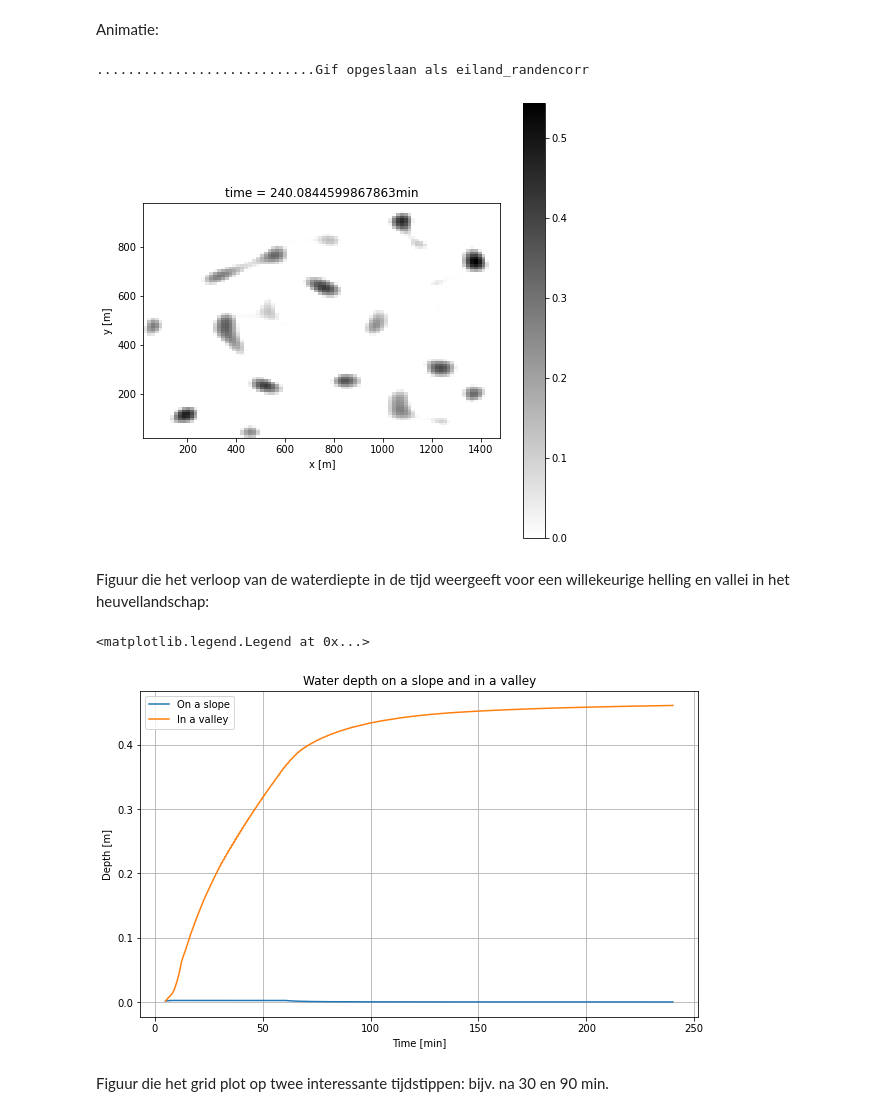
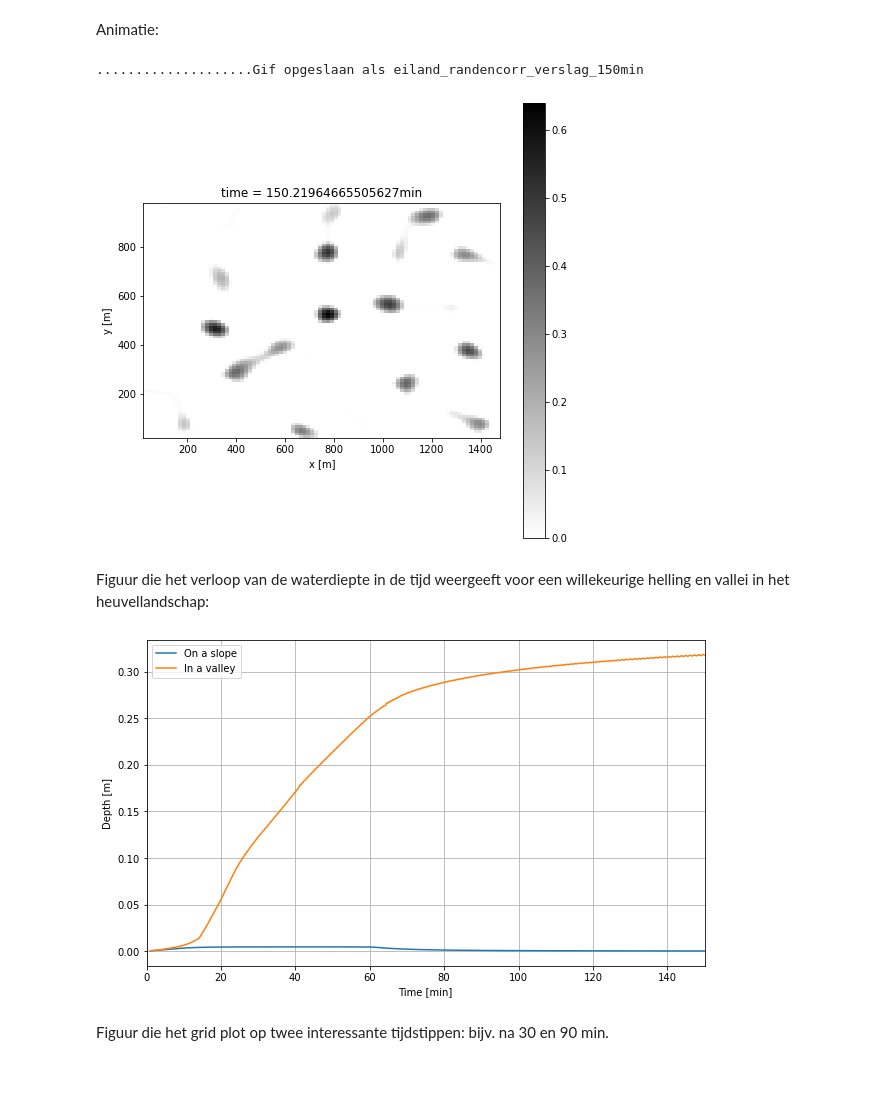
Before and after one commit to olivierbonte/Project_Spatio_Temporele_2, a Jupyter notebook: scenarios_Hannah.ipynb, the cells around one changed output. Saved outputs shown, nothing was run; the diff lists cells and outputs as text; code cells hidden in the pictures; blank space fills up the shorter version.

```diff
--- a/scenarios_Hannah.ipynb
+++ b/scenarios_Hannah.ipynb
@@ -694,7 +699,7 @@ def OutfluxNH2_init_eiland_randen(j,i, NH_h, NH_d, Acell, deltax):
     elif j == ny:
         if NH_h[3]<NH_h[2]:
             NH_h[1]=10
-    elif i == 1:
+    if i == 1:
         if NH_h[0]<NH_h[2]:
             NH_h[4]=10
     elif i == nx:
@@ -889,7 +894,7 @@ def OutfluxNH2_eiland_randen(j,i, NH_h, NH_d, Acell, deltat, deltax):
     elif j == ny:
         if NH_h[3]<NH_h[2]:
             NH_h[1]=10
-    elif i == 1:
+    if i == 1:
         if NH_h[0]<NH_h[2]:
             NH_h[4]=10
     elif i == nx:
@@ -990,15 +995,15 @@ def OutfluxNH2_eiland_randen(j,i, NH_h, NH_d, Acell, deltat, deltax):
 deltax = 10 #m
 deltay = 10 #m
 Acell = deltax*deltay
-tend = 60*60*4
+tend = 60*150
 rain = 20/(1000*3600) #regenval in m/s
 duration = 3600
 theta = 0.7 #relaxatieparameter (gekalibreerd)
 
 # Initialisatie
-deltat = 5*60
+deltat = 1*60
 depths_imag = np.zeros((ny+2,nx+2))
-depths_imag[1:-1,1:-1] = rain*deltat #waterdiepte na 5 min regenval aan 20 mm/h
+depths_imag[1:-1,1:-1] = rain*deltat #waterdiepte na 1 min regenval aan 20 mm/h
 t_list = [] #lijst met tijdstappen
 t = deltat
 t_list.append(t)
@@ -1029,9 +1034,9 @@ for j in np.arange(1,ny+1):
         NH_d = np.hstack([dneigb1,dneigb2,dneigb3,dneigb4,dneigb5])
         # Outflow fluxes berekenen
         if j==1 or j==ny or i==1 or i==nx:
-            F,vmax_NH = OutfluxNH2_init_eiland_randen(j,i, NH_h, NH_d, Acell, deltax)
+            F, vmax_NH = OutfluxNH2_init_eiland_randen(j,i, NH_h, NH_d, Acell, deltax)
         else:
-            F,vmax_NH = OutfluxNH2_init_eiland(NH_h, NH_d, Acell, deltax)
+            F, vmax_NH = OutfluxNH2_init_eiland(NH_h, NH_d, Acell, deltax)
         F1 = F[0]
         F2 = F[1]
         F4 = F[2]
@@ -1092,9 +1097,9 @@ while t < tend:
             NH_d = np.hstack([dneigb1,dneigb2,dneigb3,dneigb4,dneigb5])
             # Outflow fluxes berekenen
             if j==1 or j==ny or i==1 or i==nx:
-                F,vmax_NH = OutfluxNH2_eiland_randen(j,i, NH_h, NH_d, Acell, deltat, deltax)
+                F, vjmax_NH = OutfluxNH2_eiland_randen(j,i, NH_h, NH_d, Acell, deltat, deltax) #!
             else:
-                F,vjmax_NH = OutfluxNH2_eiland(NH_h, NH_d, Acell, deltat, deltax)
+                F, vjmax_NH = OutfluxNH2_eiland(NH_h, NH_d, Acell, deltat, deltax)
             F1 = F[0]
             F2 = F[1]
             F4 = F[2]
@@ -1215,33 +1237,35 @@ for i in range(len(depths_list)):
     depths_list_bis.append(bisframe)
 
 # Gif maken
-gif_maken_bis(depths_list_bis, t_list, 20, 'eiland_randencorr')
+gif_maken_bis(depths_list_bis, t_list, 20, 'eiland_randencorr_verslag_150min')
 # %% [output]
-............................Gif opgeslaan als eiland_randencorr
+....................Gif opgeslaan als eiland_randencorr_verslag_150min
-[figure, old version]
+[figure, new version]
 # %% [markdown]
 Figuur die het verloop van de waterdiepte in de tijd weergeeft voor een willekeurige helling en vallei in het heuvellandschap:
 # %%
 t_min_list = []
 depths_slope_list = []
 depths_valley_list = []
 for i in range(len(t_list)):
     t_min_list.append(t_list[i]/60) #omgezet naar minuten
-    depth_slope = depths_list_bis[i][4,56] #waterdiepte op een helling
+    depth_slope = depths_list_bis[i][6,56] #waterdiepte op een helling
     depths_slope_list.append(depth_slope)
-    depth_valley = depths_list_bis[i][7,66] #waterdiepte in een vallei
+    depth_valley = depths_list_bis[i][5,71] #waterdiepte in een vallei
     depths_valley_list.append(depth_valley)
 
 plt.figure(figsize = (10,6))
 plt.grid(b=True)
 plt.plot(t_min_list, depths_slope_list, label = 'On a slope')
 plt.plot(t_min_list, depths_valley_list, label = 'In a valley')
+plt.xlim((0, 150))
 plt.xlabel('Time [min]')
 plt.ylabel('Depth [m]')
-plt.title(r'Water depth on a slope and in a valley')
+#plt.title(r'Water depth on a slope and in a valley')
 plt.legend()
+#plt.savefig('eiland_slope_valley.png', dpi=1000)
+plt.savefig('eiland_slope_valley.pdf')
 # %% [output]
-<matplotlib.legend.Legend at 0x...>
-[figure, old version]
+[figure, new version]
 # %% [markdown]
 Figuur die het grid plot op twee interessante tijdstippen: bijv. na 30 en 90 min.
```
Also changed, not shown: parts of 5 cells of this notebook, 4 other files.
